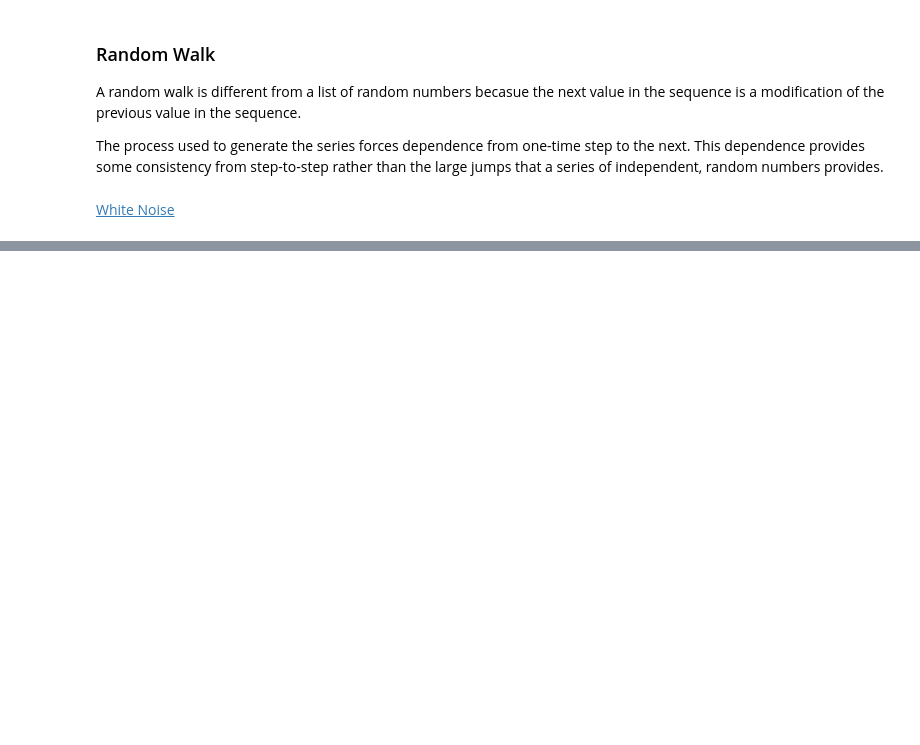
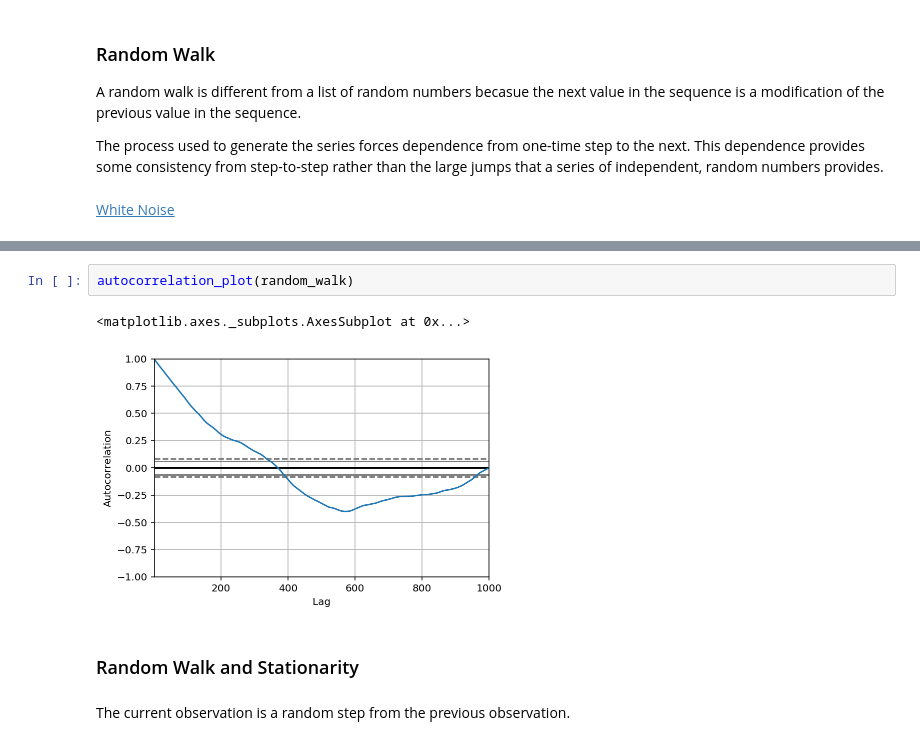
Before and after one commit to OranginaGaoZhao/Time-Series-Forecasting, a Jupyter notebook: Random Walk for Time Series Forecasting.ipynb, the cells around one changed output, grey strips where cells are left out. Cells and saved outputs as stored; diff of their text form; blank space fills up the shorter version.

```diff
--- a/Random Walk for Time Series Forecasting.ipynb
+++ b/Random Walk for Time Series Forecasting.ipynb
@@ -31,0 +63,9 @@ The process used to generate the series forces dependence from one-time step to
+# %%
+autocorrelation_plot(random_walk)
+# %% [output]
+<matplotlib.axes._subplots.AxesSubplot at 0x...>
+[figure, added]
+# %% [markdown]
+### Random Walk and Stationarity
+# %% [markdown]
+The current observation is a random step from the previous observation.
```
Also changed, not shown: parts of 14 cells of this notebook.
